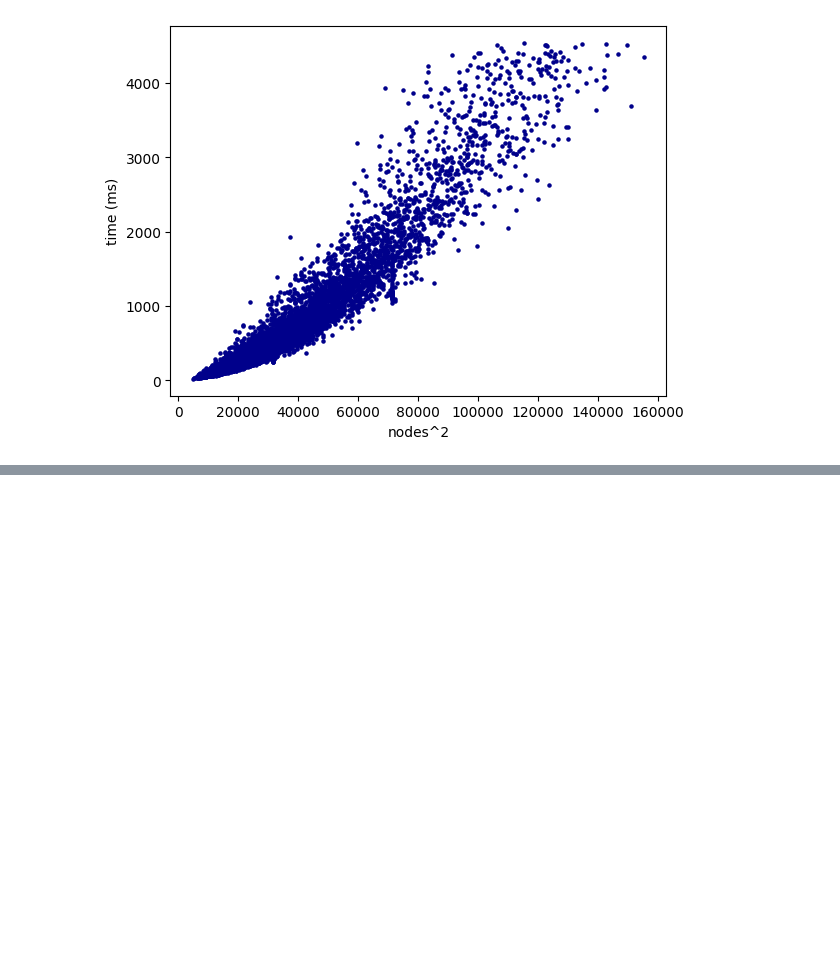
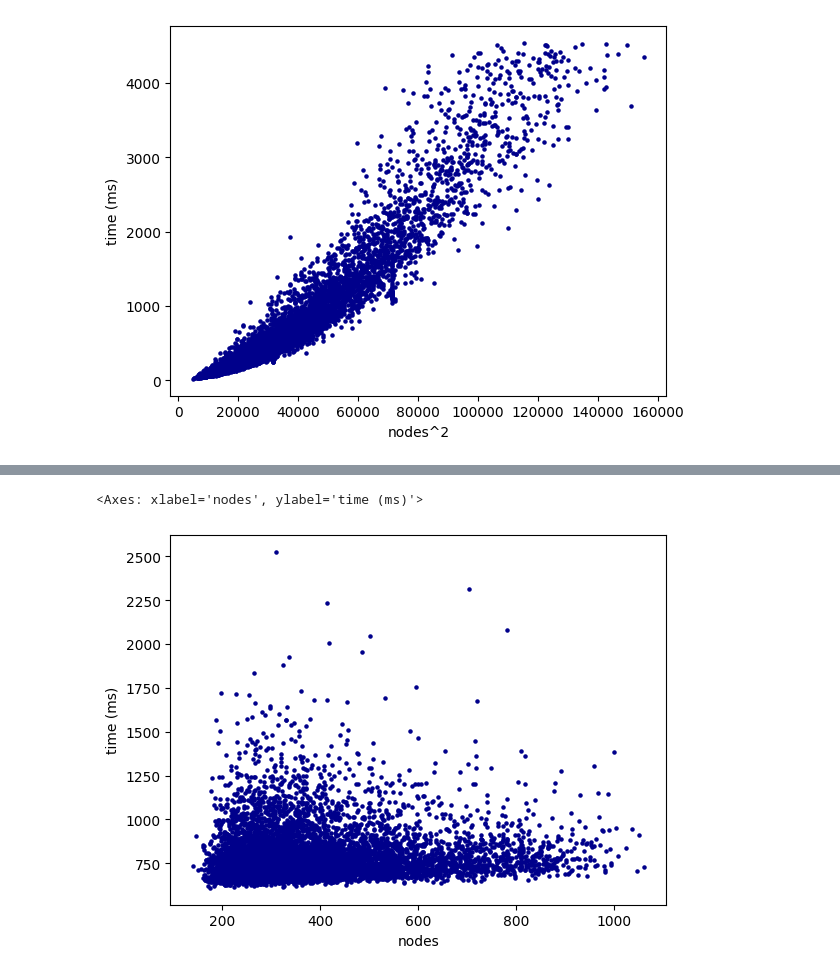
Before and after one commit to mreza-kiani/graph-generalization-algorithm, a Jupyter notebook: src/main/resources/scripts/performance/analyzer.ipynb, the cells around one changed output, grey strips where cells are left out. Drawn from its saved outputs; the diff is of its cells as text; code cells hidden in the pictures; blank space fills up the shorter version.

```diff
--- a/src/main/resources/scripts/performance/analyzer.ipynb
+++ b/src/main/resources/scripts/performance/analyzer.ipynb
@@ -171,6 +167,7 @@ plt.show()
 [figure]
 # %%
 cdf = pd.read_csv("GeneralizationOnCodeSearchNetData.csv")
+cdf2 = pd.read_csv("AUASTOnCodeSearchNetData.csv")
 print(cdf.head())
 # %% [output]
    name  generalization_nodes  generalization_edges  \
@@ -273,0 +291,3 @@ cdf[cdf['time'] < quantile].plot.scatter(x='nodes^2', y='time', c='DarkBlue', s=
+# %%
+merged = pd.merge(cdf, cdf2, on='name', how='inner')
+merged
@@ -273,0 +308,5 @@ cdf[cdf['time'] < quantile].plot.scatter(x='nodes^2', y='time', c='DarkBlue', s=
+# %%
+merged.plot.scatter(x='nodes', y='time_y', c='DarkBlue', s=5, ylabel='time (ms)')
+# %% [output]
+<Axes: xlabel='nodes', ylabel='time (ms)'>
+[figure, added]
```
Also changed, not shown: parts of 10 cells of this notebook, 3 other files.
